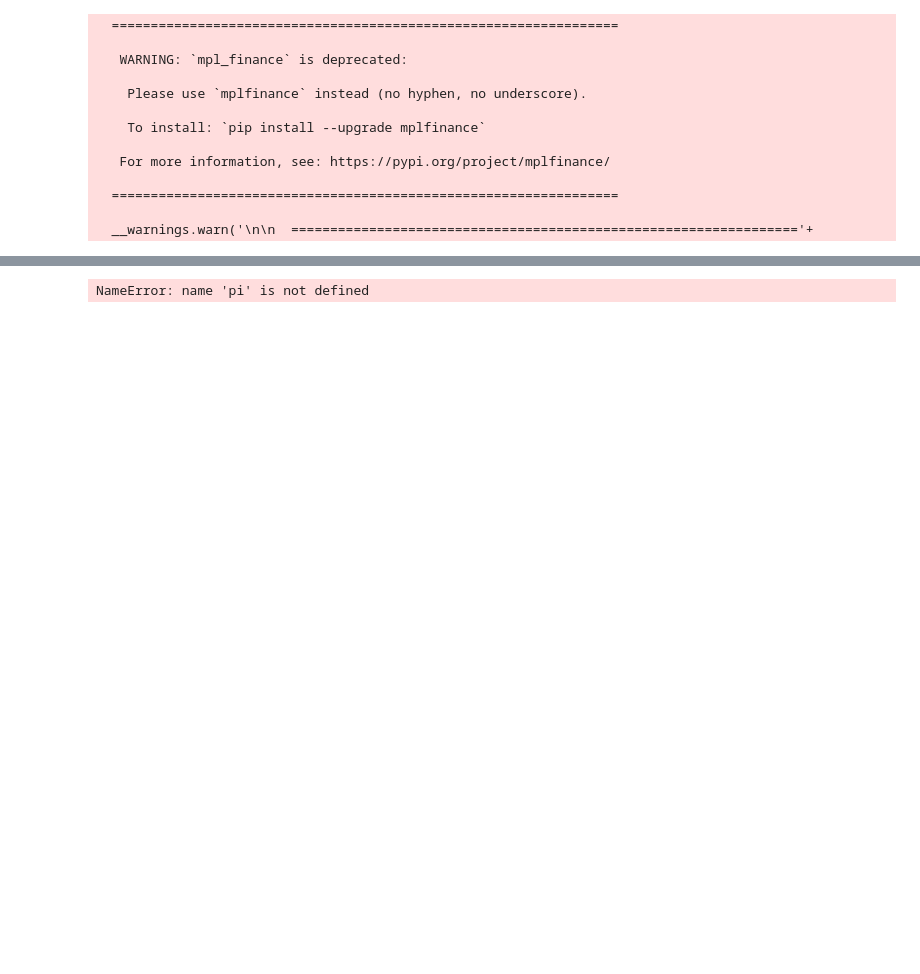
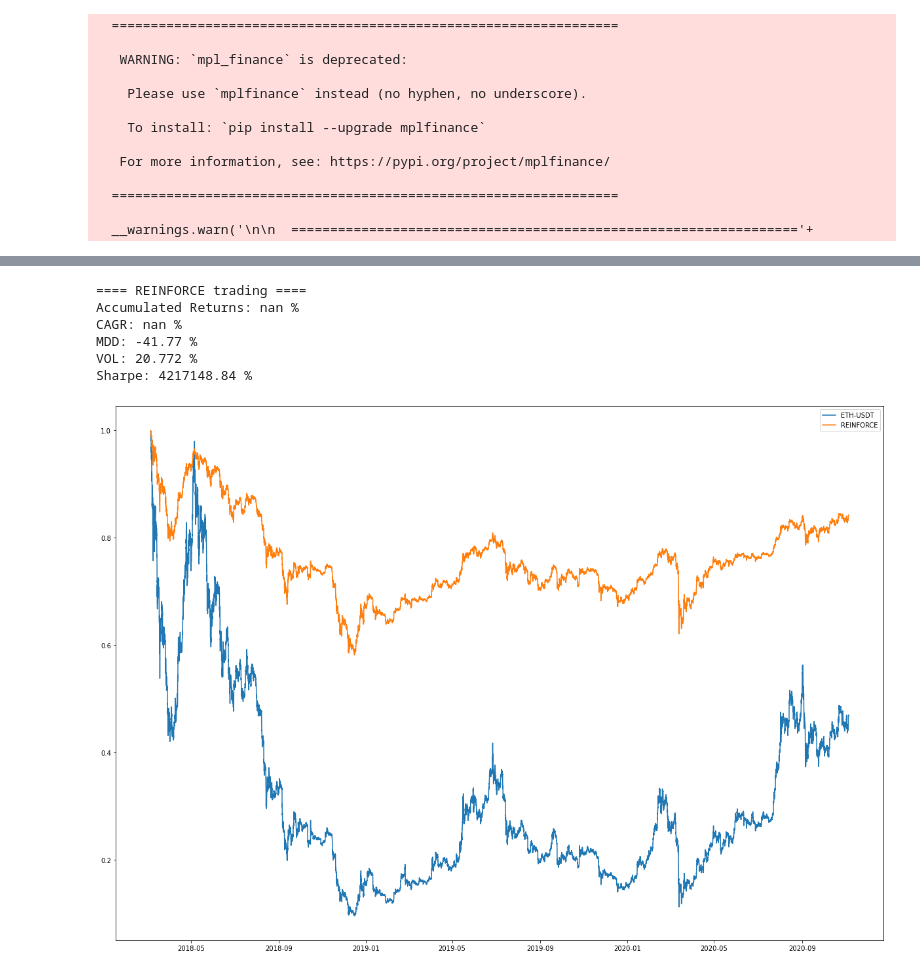
Before and after one commit to choij1589/SystemTrading, a Jupyter notebook: ReinforceTrading/REINFORCE.ipynb, the cells around one changed output, grey strips where cells are left out. Drawn from its saved outputs; the diff is of its cells as text; code cells hidden in the pictures; blank space fills up the shorter version.

```diff
--- a/ReinforceTrading/REINFORCE.ipynb
+++ b/ReinforceTrading/REINFORCE.ipynb
@@ -35,7 +34,7 @@ learning_rate = 0.0002
 gamma = 0.95
 # %%
 client = Client()
-klines = np.array(client.get_historical_klines("ETHUSDT", Client.KLINE_INTERVAL_1HOUR, "1 Jan, 2018"))
+klines = np.array(client.get_historical_klines("ETHUSDT", Client.KLINE_INTERVAL_1HOUR, "1 Jan, 2016"))
 sample = pd.DataFrame(klines.reshape(-1, 12), dtype=float, columns=['datetime',
                                                                    'open',
                                                                    'high',
@@ -85,8 +84,8 @@ sample['rvolume_1500'] = (sample['volume'] - sample['volume'].rolling(1500).min(
 
 sample.dropna(inplace=True)
 # %%
-cut1 = int(len(sample)*0.7)
-cut2 = int(len(sample)*0.8)
+cut1 = int(len(sample)*0.8)
+cut2 = int(len(sample)*0.85)
 train_sample, val_sample, test_sample = sample.iloc[:cut1], sample.iloc[cut1:cut2], sample.iloc[cut2:]
 # %%
 class Environment():
@@ -171,11 +173,25 @@ class History():
         self.episodes = 0
         self.score = []
         self.loss = []
+        self.evaluation = {}
+        self.evaluation['index'] = []
+        self.evaluation['CAGR'] = []
+        self.evaluation['MDD'] = []
+        self.evaluation['VOL'] = []
+        self.evaluation['Sharpe'] = []
 
     def update(self, score, loss):
         self.episodes += 1
         self.score.append(score)
         self.loss.append(loss)
+
+    def save_evaluation(self, index, args):
+        CAGR, MDD, VOL, Sharpe = args
+        self.evaluation['index'].append(index)
+        self.evaluation['CAGR'].append(CAGR)
+        self.evaluation['MDD'].append(MDD)
+        self.evaluation['VOL'].append(VOL)
+        self.evaluation['Sharpe'].append(Sharpe)
 
     def plot(self):
         plt.figure(figsize=(15, 8))
@@ -239,40 +300,61 @@ history.plot()
 # %%
 train_states = train_sample.to_numpy()
+ref = train_sample[['close']].copy()
+ref['number'] = ref.index.map(mdates.date2num)
+ref['reward'] = 1. + ref['close'].pct_change()
+ref['total_reward'] = ref['reward'].cumprod()
 
 #  Buy and hold
 book = train_sample[['close']].copy()
 book['number'] = book.index.map(mdates.date2num)
 book['reward'] = 1.
 book['total_reward'] = 1.
 book['action'] = False
 for i, idx in enumerate(book.index):
     state = train_states[i][5:]
-    prob = pi(torch.from_numpy(state).float())
-    m = Categorical(prob)
-    action = m.sample().item()
-    if action == 0:
-        book.loc[idx, 'reward'] = 1.
-    else:
-        book.loc[idx, 'action'] = True
-        book.loc[idx, 'reward'] = train_sample.shift(-1).loc[idx, 'close']/train_sample.loc[idx, 'close']
+    prob = pi(torch.from_numpy(state).float()).detach().numpy()
+    weight = prob[1]
+    #m = Categorical(prob)
+    #action = m.sample().item()
+    #if action == 0:
+    #    book.loc[idx, 'reward'] = 1.
+    #else:
+    #    book.loc[idx, 'action'] = True
+    book.loc[idx, 'reward'] = weight*(train_sample.shift(-1).loc[idx, 'close']/train_sample.loc[idx, 'close'] - 1.) + 1.
 
 total_reward = 1.
 for idx in book.index:
     total_reward *= book.loc[idx, 'reward']
     book.loc[idx, 'total_reward'] = total_reward
 CAGR = book['total_reward'].iloc[-1]**(365*24/len(book.index)) - 1.
 historical_max = book['total_reward'].cummax()
 daily_drawdown = book['total_reward']/historical_max - 1.
 historical_dd = daily_drawdown.cummin()
 MDD = historical_dd.min()
 VOL = np.std(book['reward'])*np.sqrt(365.*24)
 Sharpe = (np.mean(book['reward'])/np.std(book['reward'])*np.sqrt(365.*24))
 
 print("==== REINFORCE trading ====")
 print("Accumulated Returns:", round((total_reward-1.)*100, 2), "%")
 print("CAGR:", round(CAGR*100, 2), "%")
 print("MDD:", round(MDD*100, 2), "%")
 print("VOL:", round(VOL*100, 3), "%")
 print("Sharpe:", round(Sharpe*100,2), "%")
+
+plt.figure(figsize=(21, 15))
+#plt.yscale('log')
+#for coin in samples.keys():
+#    plt.plot(samples[coin].index, samples[coin].total_reward, label=coin)
+plt.plot(ref.index, ref.total_reward, label="ETH-USDT")
+plt.plot(book.index, book.total_reward, label="REINFORCE")
+plt.legend(loc='best')
+
+plt.show()
 # %% [output]
-NameError: name 'pi' is not defined
+==== REINFORCE trading ====
+Accumulated Returns: nan %
+CAGR: nan %
+MDD: -41.77 %
+VOL: 20.772 %
+Sharpe: 4217148.84 %
+[figure, added]
```
Also changed, not shown: parts of 7 cells of this notebook, 24 other files.
